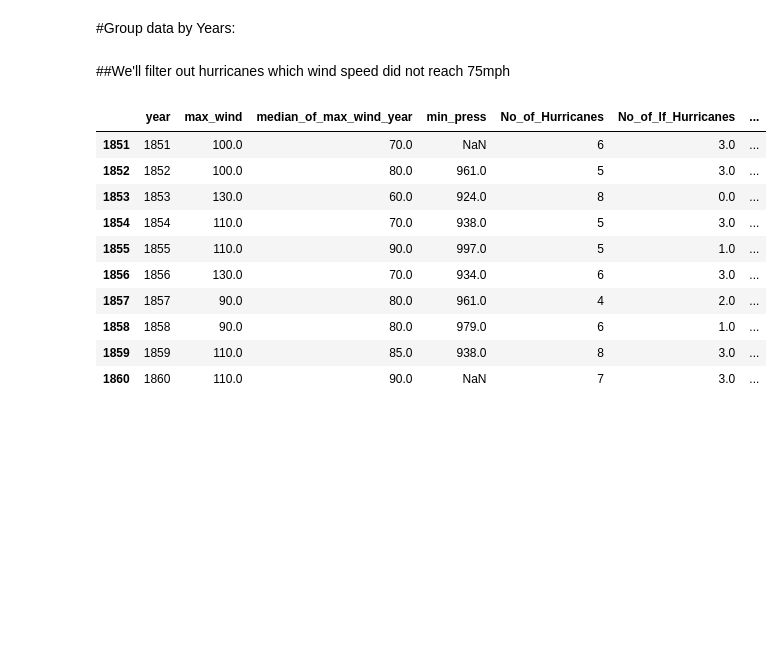
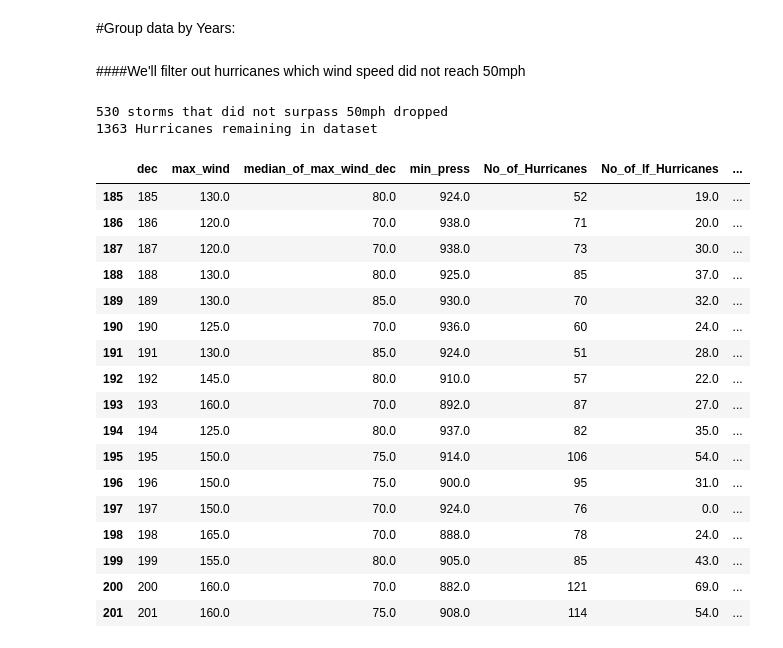
Before and after one commit to nicolascarva/HURDAT, a Jupyter notebook: Hurdat.ipynb, the cells around one changed output. Cells and saved outputs as stored; diff of their text form; code cells hidden in the pictures; blank space fills up the shorter version.

```diff
--- a/Hurdat.ipynb
+++ b/Hurdat.ipynb
@@ -164,37 +164,53 @@ See the caveats in the documentation: https://pandas.pydata.org/pandas-docs/stab
 # %% [markdown]
 #Group data by Years:
 # %% [markdown]
-##We'll filter out hurricanes which wind speed did not reach 75mph
+####We'll filter out hurricanes which wind speed did not reach 50mph
+# %%
+df_hur2=df_hur.loc[df_hur['max_wind']>=50]
+dropped=len(df_hur)-len(df_hur2)
+
+print(dropped, 'storms that did not surpass 50mph dropped')
+print(len(df_hur2), 'Hurricanes remaining in dataset')
+# %% [output]
+530 storms that did not surpass 50mph dropped
+1363 Hurricanes remaining in dataset
 # %%
-#Group data by years
-max_wind_year=df_hur.groupby(['year'], sort=None)['max_wind'].max()
+#Group data by decades
+max_wind_dec=df_hur2.groupby(['dec'], sort=None)['max_wind'].max()
 
-median_of_max_wind_year=df_hur.groupby(['year'], sort=None)['max_wind'].median()
+median_of_max_wind_dec=df_hur2.groupby(['dec'], sort=None)['max_wind'].median()
 
-min_press_year=df_hur.groupby(['year'], sort=None)['min_press'].min()
+min_press_dec=df_hur2.groupby(['dec'], sort=None)['min_press'].min()
 
-num_hur_year=df_hur['year'].value_counts()
+num_hur_dec=df_hur2['dec'].value_counts()
 
-lf_year=df_hur.groupby(['year'],sort=None)['lf'].sum()
+lf_dec=df_hur2.groupby(['dec'],sort=None)['lf'].sum()
 
-ws_lf_year=df_hur.groupby(['year'],sort=None)['wind_speed_lf'].mean()  #Calculate mean wind speed recorded of hurricanes at time of landfall
+ws_lf_dec=df_hur2.groupby(['dec'],sort=None)['wind_speed_lf'].mean()  #Calculate mean wind speed recorded of hurricanes at time of landfall
 
 
-# unique_years=df_hur['year'].unique()
-# unique_years
-df_year=pd.DataFrame({'year': df_hur['year'].unique(), 'max_wind': max_wind_year, 'median_of_max_wind_year': median_of_max_wind_year, 'min_press': min_press_year, 'No_of_Hurricanes': num_hur_year, 'No_of_lf_Hurricanes': lf_year, 'mean_ws_at_lf': round(ws_lf_year,1)})
+# unique_decs=df_hur2['dec'].unique()
+# unique_decs
+df_dec=pd.DataFrame({'dec': df_hur2['dec'].unique(), 'max_wind': max_wind_dec, 'median_of_max_wind_dec': median_of_max_wind_dec, 'min_press': min_press_dec, 'No_of_Hurricanes': num_hur_dec, 'No_of_lf_Hurricanes': lf_dec, 'mean_ws_at_lf': round(ws_lf_dec,1)})
 
-df_year['lf_perc']=round(df_year['No_of_lf_Hurricanes']/df_year['No_of_Hurricanes']*100,2)
-df_year.head(10)
+df_dec['lf_perc']=round(df_dec['No_of_lf_Hurricanes']/df_dec['No_of_Hurricanes']*100,2)
+df_dec.head(25)
 # %% [output]
-|  | year | max_wind | median_of_max_wind_year | min_press | No_of_Hurricanes | No_of_lf_Hurricanes | ... |
-| 1851 | 1851 | 100.0 | 70.0 | NaN | 6 | 3.0 | ... |
-| 1852 | 1852 | 100.0 | 80.0 | 961.0 | 5 | 3.0 | ... |
-| 1853 | 1853 | 130.0 | 60.0 | 924.0 | 8 | 0.0 | ... |
-| 1854 | 1854 | 110.0 | 70.0 | 938.0 | 5 | 3.0 | ... |
-| 1855 | 1855 | 110.0 | 90.0 | 997.0 | 5 | 1.0 | ... |
-| 1856 | 1856 | 130.0 | 70.0 | 934.0 | 6 | 3.0 | ... |
-| 1857 | 1857 | 90.0 | 80.0 | 961.0 | 4 | 2.0 | ... |
-| 1858 | 1858 | 90.0 | 80.0 | 979.0 | 6 | 1.0 | ... |
-| 1859 | 1859 | 110.0 | 85.0 | 938.0 | 8 | 3.0 | ... |
-| 1860 | 1860 | 110.0 | 90.0 | NaN | 7 | 3.0 | ... |
+|  | dec | max_wind | median_of_max_wind_dec | min_press | No_of_Hurricanes | No_of_lf_Hurricanes | ... |
+| 185 | 185 | 130.0 | 80.0 | 924.0 | 52 | 19.0 | ... |
+| 186 | 186 | 120.0 | 70.0 | 938.0 | 71 | 20.0 | ... |
+| 187 | 187 | 120.0 | 70.0 | 938.0 | 73 | 30.0 | ... |
+| 188 | 188 | 130.0 | 80.0 | 925.0 | 85 | 37.0 | ... |
+| 189 | 189 | 130.0 | 85.0 | 930.0 | 70 | 32.0 | ... |
+| 190 | 190 | 125.0 | 70.0 | 936.0 | 60 | 24.0 | ... |
+| 191 | 191 | 130.0 | 85.0 | 924.0 | 51 | 28.0 | ... |
+| 192 | 192 | 145.0 | 80.0 | 910.0 | 57 | 22.0 | ... |
+| 193 | 193 | 160.0 | 70.0 | 892.0 | 87 | 27.0 | ... |
+| 194 | 194 | 125.0 | 80.0 | 937.0 | 82 | 35.0 | ... |
+| 195 | 195 | 150.0 | 75.0 | 914.0 | 106 | 54.0 | ... |
+| 196 | 196 | 150.0 | 75.0 | 900.0 | 95 | 31.0 | ... |
+| 197 | 197 | 150.0 | 70.0 | 924.0 | 76 | 0.0 | ... |
+| 198 | 198 | 165.0 | 70.0 | 888.0 | 78 | 24.0 | ... |
+| 199 | 199 | 155.0 | 80.0 | 905.0 | 85 | 43.0 | ... |
+| 200 | 200 | 160.0 | 70.0 | 882.0 | 121 | 69.0 | ... |
+| 201 | 201 | 160.0 | 75.0 | 908.0 | 114 | 54.0 | ... |
```
Also changed, not shown: parts of 20 cells of this notebook.
